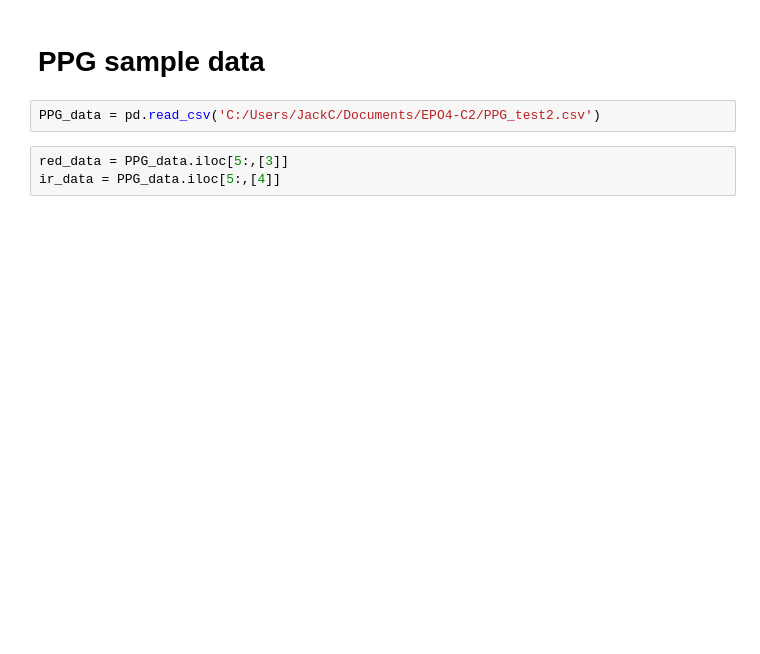
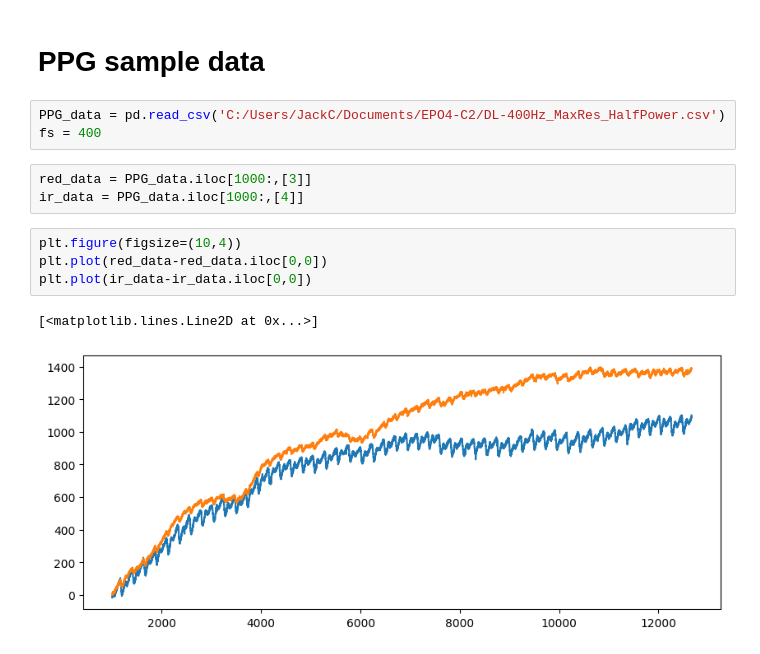
Before and after one commit to aacudad/EPO4-C2, a Jupyter notebook: PPG_preprocessing.ipynb, the cells around one changed output. Saved outputs shown, nothing was run; the diff lists cells and outputs as text; blank space fills up the shorter version.

```diff
--- a/PPG_preprocessing.ipynb
+++ b/PPG_preprocessing.ipynb
@@ -249,8 +236,16 @@ S17
 # %% [markdown]
 # PPG sample data
 # %%
-PPG_data = pd.read_csv('C:/Users/JackC/Documents/EPO4-C2/PPG_test2.csv')
+PPG_data = pd.read_csv('C:/Users/JackC/Documents/EPO4-C2/DL-400Hz_MaxRes_HalfPower.csv')
+fs = 400
 # %%
-red_data = PPG_data.iloc[5:,[3]]
-ir_data = PPG_data.iloc[5:,[4]]
+red_data = PPG_data.iloc[1000:,[3]]
+ir_data = PPG_data.iloc[1000:,[4]]
+# %%
+plt.figure(figsize=(10,4))
+plt.plot(red_data-red_data.iloc[0,0])
+plt.plot(ir_data-ir_data.iloc[0,0])
+# %% [output]
+[<matplotlib.lines.Line2D at 0x...>]
+[figure, added]
 # %%
```
Also changed, not shown: parts of 16 cells of this notebook, 10 other files.
